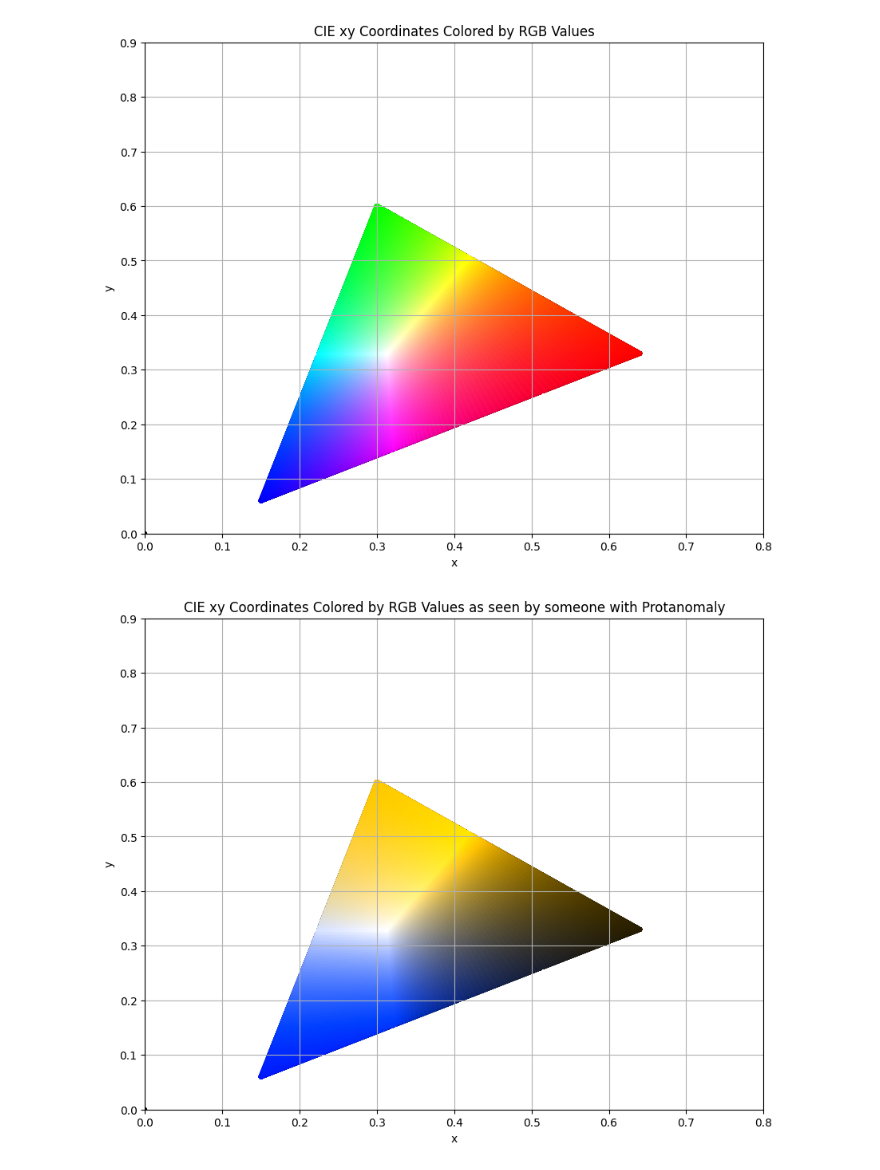
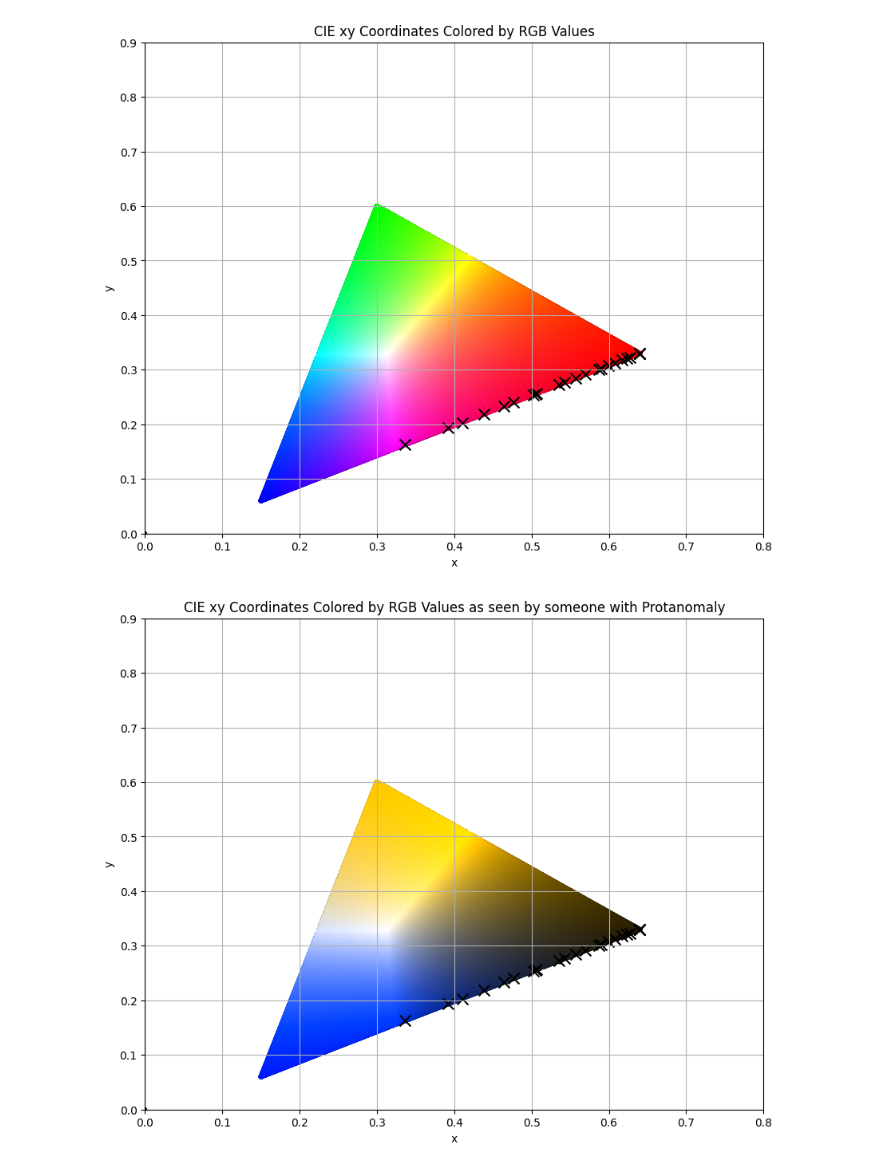
Before and after one commit to TimBerti/checkerboard_stimulus, a Jupyter notebook: colorspace.ipynb, the cells around one changed output. Drawn from its saved outputs; the diff is of its cells as text; code cells hidden in the pictures.

Commit message:
color pair scan

```diff
--- a/colorspace.ipynb
+++ b/colorspace.ipynb
@@ -5,16 +6,14 @@ import colour
-# %%
-# Create a mesh grid for the RGB values
-n = 60
-r, g, b = np.meshgrid(np.linspace(0, 1, n),
-                        np.linspace(0, 1, n),
-                        np.linspace(0, 1, n))
-
-# Flatten the arrays and combine them into RGB values
-r = r.flatten()
-g = g.flatten()
-b = b.flatten()
-colors = np.vstack([r, g, b]).T
 # %%
+def create_colorspace_grid(resolution=10):
+    r, g, b = np.meshgrid(np.linspace(0, 1, resolution),
+                            np.linspace(0, 1, resolution),
+                            np.linspace(0, 1, resolution))
+
+    r = r.flatten()
+    g = g.flatten()
+    b = b.flatten()
+    return np.vstack([r, g, b]).T
+
 def rgb_to_xyz(rgb):
     # Define the transformation matrix from sRGB to XYZ
     M = np.array([[0.4124564, 0.3575761, 0.1804375],
@@ -44,7 +43,13 @@ def plot_colored_coordinates(xy_coords, rgb_values, title):
 
     plt.scatter(xy_coords[:, 0], xy_coords[:, 1], c=rgb_values, s=10)
 
-    # Set plot limits
+    # Plot the color gamut boundary
+    n=30
+    reds_no_green = np.array(list(product(range(128, 256, n), [0], range(0, 128, n))))
+    rgb_values = reds_no_green / 255
+    xy_coords = rgb_to_cie_xy(rgb_values)
+    plt.scatter(xy_coords[:, 0], xy_coords[:, 1], c='black', s=100, marker='x')
+
     plt.xlim([0, 0.8])
     plt.ylim([0, 0.9])
 
@@ -53,20 +58,24 @@ def plot_colored_coordinates(xy_coords, rgb_values, title):
     plt.title(title)
     plt.grid(True)
     plt.show()
+
+def transform_to_cvd_space(rgb_array, color_vision_deficiency):
+    color_vision_deficiency_model = colour.blindness.matrix_cvd_Machado2009(color_vision_deficiency, 1)
+    return colour.algebra.vector_dot(color_vision_deficiency_model, rgb_array).clip(0,1)
 # %%
+colors = create_colorspace_grid(60)
 cie_xy_coords = rgb_to_cie_xy(colors)
 plot_colored_coordinates(cie_xy_coords, colors, 'CIE xy Coordinates Colored by RGB Values')
 # %% [output]
-[figure, old version]
+[figure, new version]
 # %%
 color_vision_deficency = 'Protanomaly'
 
-color_vision_deficency_model = colour.blindness.matrix_cvd_Machado2009(color_vision_deficency, 1)
-colors_cvd = colour.algebra.vector_dot(color_vision_deficency_model, colors).clip(0,1)
+colors_cvd = transform_to_cvd_space(colors, color_vision_deficency)
 
 plot_colored_coordinates(cie_xy_coords, colors_cvd, f'CIE xy Coordinates Colored by RGB Values as seen by someone with {color_vision_deficency}')
 # %% [output]
-[figure, old version]
+[figure, new version]
 # %%
 color_vision_deficency = 'Deuteranomaly'
 
```
Also changed, not shown: parts of 3 cells of this notebook, 3 other files.
